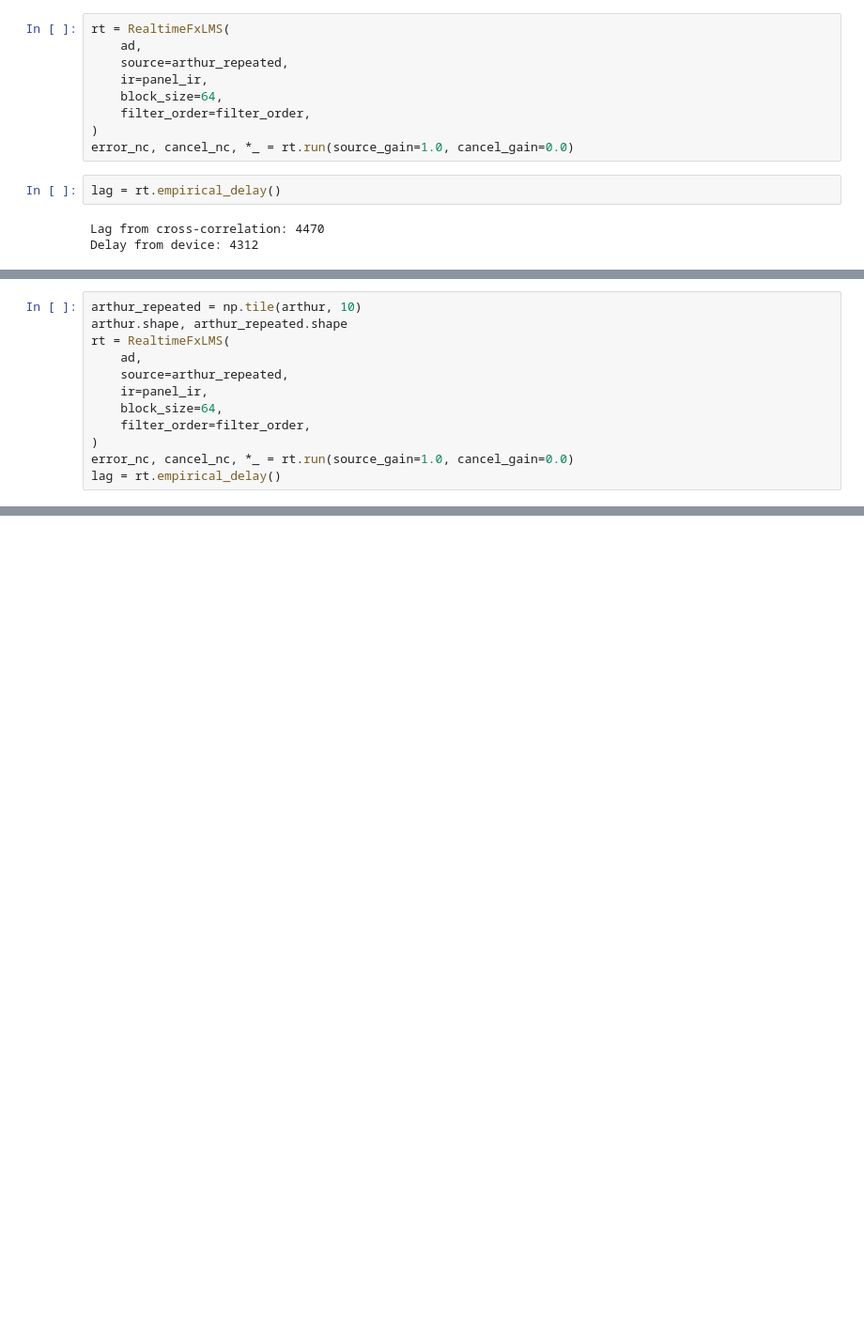
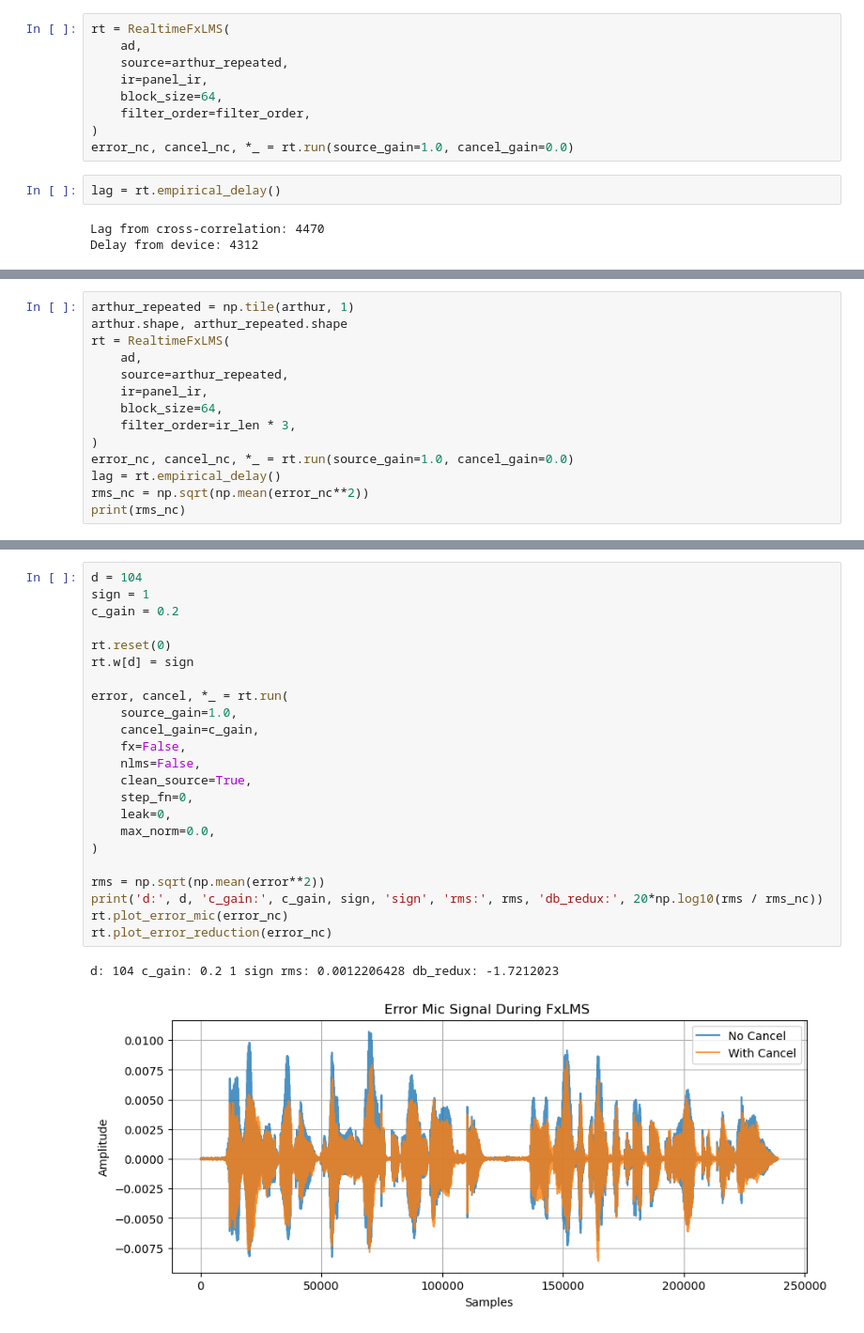
Before and after one commit to bowerirn/Reverb-Control, a Jupyter notebook: experiments/rt_delay_investigation.ipynb, the cells around one changed output, grey strips where cells are left out. Shown at 94% size. Drawn from its saved outputs; the diff is of its cells as text; blank space fills up the shorter version.

```diff
--- a/experiments/rt_delay_investigation.ipynb
+++ b/experiments/rt_delay_investigation.ipynb
@@ -70,13 +70,15 @@ rt.plot_coherence(delay=lag)
 # %%
-arthur_repeated = np.tile(arthur, 10)
+arthur_repeated = np.tile(arthur, 1)
 arthur.shape, arthur_repeated.shape
 rt = RealtimeFxLMS(
     ad,
     source=arthur_repeated,
     ir=panel_ir,
     block_size=64,
-    filter_order=filter_order,
+    filter_order=ir_len * 3,
 )
 error_nc, cancel_nc, *_ = rt.run(source_gain=1.0, cancel_gain=0.0)
 lag = rt.empirical_delay()
+rms_nc = np.sqrt(np.mean(error_nc**2))
+print(rms_nc)
 # %% [output]
@@ -84,0 +130,26 @@ Delay from device: 4312
+# %%
+d = 104
+sign = 1
+c_gain = 0.2
+
+rt.reset(0)
+rt.w[d] = sign
+
+error, cancel, *_ = rt.run(
+    source_gain=1.0,
+    cancel_gain=c_gain,
+    fx=False,
+    nlms=False,
+    clean_source=True,
+    step_fn=0,
+    leak=0,
+    max_norm=0.0,
+)
+
+rms = np.sqrt(np.mean(error**2))
+print('d:', d, 'c_gain:', c_gain, sign, 'sign', 'rms:', rms, 'db_redux:', 20*np.log10(rms / rms_nc))
+rt.plot_error_mic(error_nc)
+rt.plot_error_reduction(error_nc)
+# %% [output]
+d: 104 c_gain: 0.2 1 sign rms: 0.0012206428 db_redux: -1.7212023
+[figure, added]
```
Also changed, not shown: parts of 13 cells of this notebook, 7 other files.
